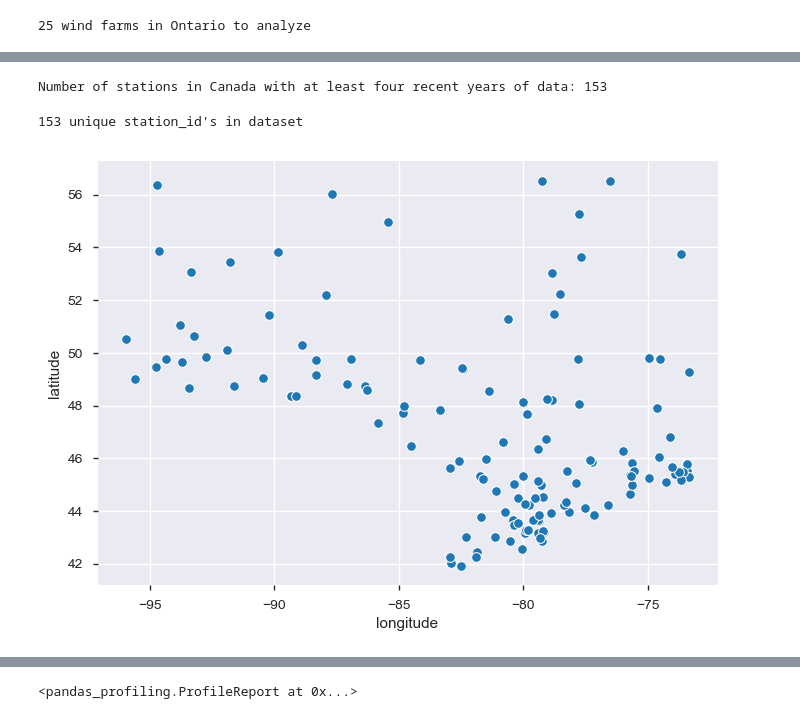
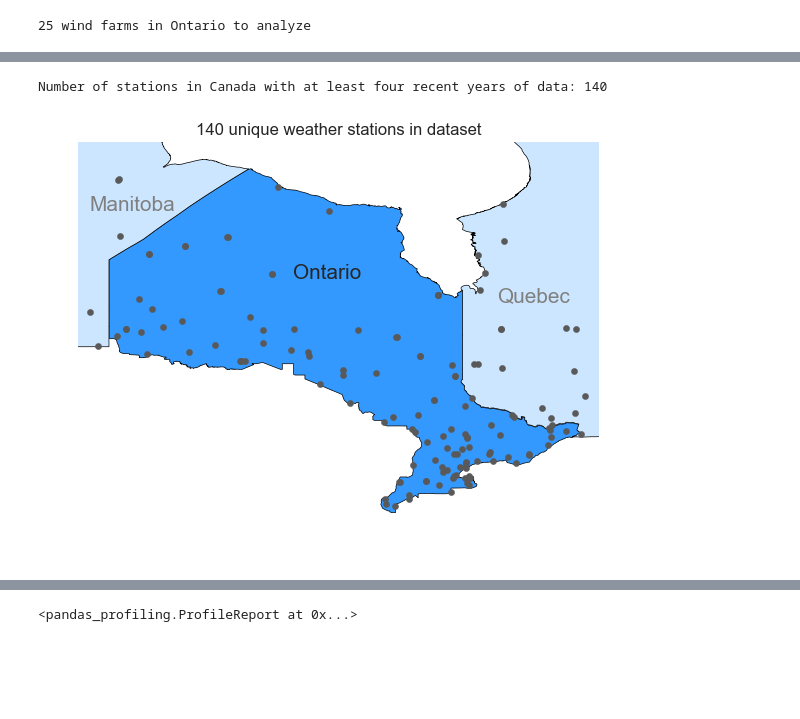
Before and after one commit to alacroix367/TDI-Proposal, a Jupyter notebook: lacroix-capstone-wind-energy-forecast.ipynb, the cells around one changed output, grey strips where cells are left out. Drawn from its saved outputs; the diff is of its cells as text; code cells hidden in the pictures; blank space fills up the shorter version.

Commit message:
Added model evaluation visualizations and more thorough comments to guide reader through notebook

```diff
--- a/lacroix-capstone-wind-energy-forecast.ipynb
+++ b/lacroix-capstone-wind-energy-forecast.ipynb
@@ -247,8 +242,8 @@ def clean_metadata(df, years):
     df = df.loc[(df['begin']<date_after) & (df['end']>date_before)]
 
     # Filter on location (hone in on province of Ontario)
-    lat_lims = [41.328637, 57.220554]
-    lon_lims = [-96.030845, -73.223228]
+    lat_lims = [41, 56.5]
+    lon_lims = [-96, -74.05]
     df = df.loc[(df['latitude']>lat_lims[0]) & (df['latitude']<lat_lims[1])]
     df = df.loc[(df['longitude']>lon_lims[0]) & (df['longitude']<lon_lims[1])]
 
@@ -270,14 +265,32 @@ n_misc_rows = 22
 wthr_stns_df = pd.read_fwf(wthr_stns_url, skiprows=n_misc_rows, names=column_names)
 wthr_stns_df = clean_metadata(wthr_stns_df, years)
 # %% [output]
-Number of stations in Canada with at least four recent years of data: 153
+Number of stations in Canada with at least four recent years of data: 140
-# %%
-# take a look at where these stations are located
-print(len(wthr_stns_df['station_id'].value_counts()),'unique station_id\'s in dataset')
-sns.scatterplot(x='longitude', y='latitude', data=wthr_stns_df);
-# %% [output]
-153 unique station_id's in dataset
-[figure, removed]
+# %%
+canada = geopandas.read_file('ontariomap/gpr_000a11a_e.shp')
+canada.head(3)
+# %%
+ontario = canada.loc[canada['PRENAME']=='Ontario']
+manitoba = canada.loc[canada['PRENAME']=='Manitoba']
+quebec = canada.loc[canada['PRENAME']=='Quebec']
+# %%
+# take a look at where these stations are located
+fig, ax = plt.subplots(figsize=(8,5),subplot_kw={'aspect':'equal', 'facecolor':'white'})
+ontario.plot(legend=False, ax=ax, color=[0.2, 0.6, 1],edgecolor='black',linewidths=0.5);
+manitoba.plot(legend=False, ax=ax, color=[0.8, 0.9, 1],edgecolor='black',linewidths=0.5);
+quebec.plot(legend=False, ax=ax, color=[0.8, 0.9, 1],edgecolor='black',linewidths=0.5);
+plt.scatter(wthr_stns_df.longitude, wthr_stns_df.latitude, facecolor=[0.35,0.35,0.35], s=20)
+ax.set_xlim([-96.5, -73.5])
+ax.set_ylim([41, 58])
+plt.axis('off')
+plt.text(-87,52,'Ontario', fontsize=15)
+plt.text(-96,55,'Manitoba', fontsize=15, color = [0.5,0.5,0.5])
+plt.text(-78,51,'Quebec', fontsize=15, color = [0.5,0.5,0.5])
+
+plt.title(str(len(wthr_stns_df['station_id'].value_counts())) + ' unique weather stations in dataset')
+plt.show();
+# %% [output]
+[figure, added]
 # %%
 # Determines naming scheme for each filename
 def get_filenames(url, df):
```
Also changed, not shown: parts of 64 cells of this notebook.
